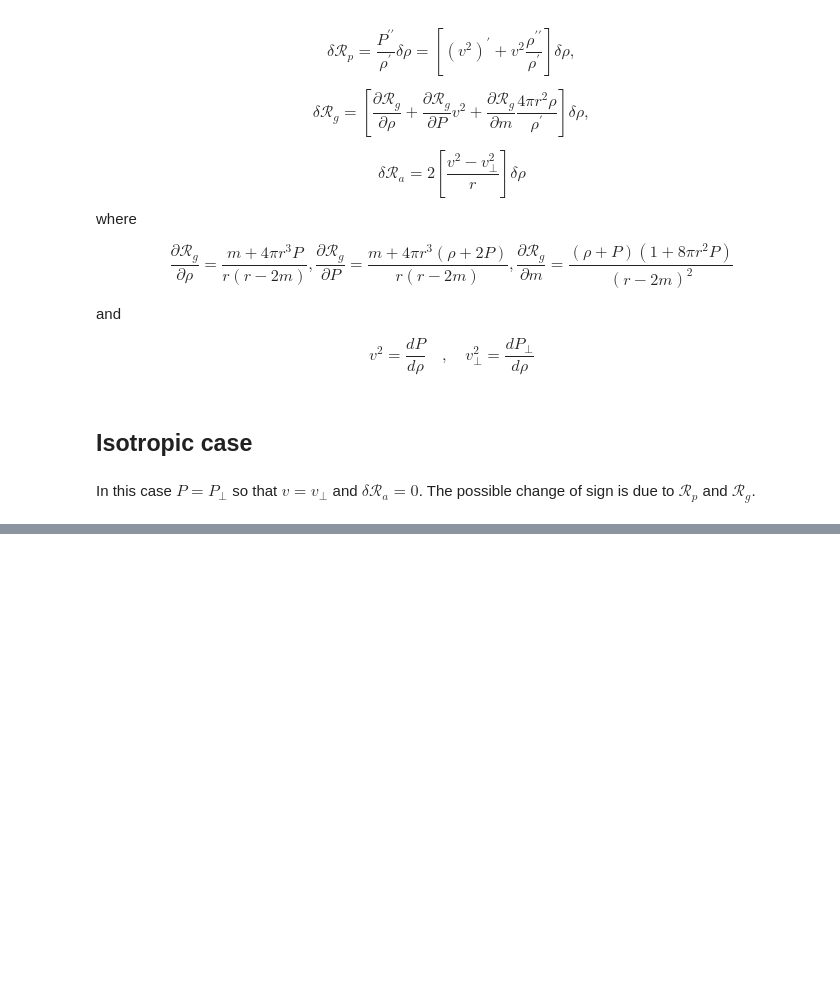
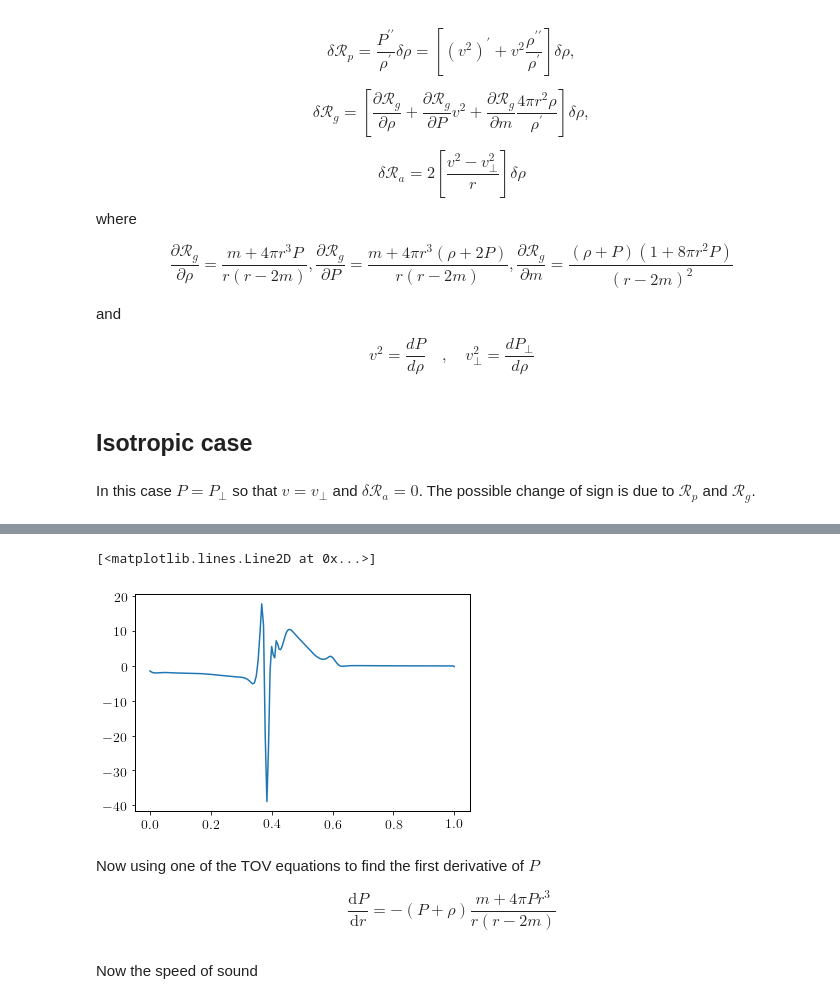
Before and after one commit to DavidRamosSal/stellar_structure, a Jupyter notebook: Cracking_stability.ipynb, the cells around one changed output, grey strips where cells are left out. Cells and saved outputs as stored; diff of their text form; code cells hidden in the pictures; blank space fills up the shorter version.

```diff
--- a/Cracking_stability.ipynb
+++ b/Cracking_stability.ipynb
@@ -40,0 +57,9 @@ mpl.rcParams['axes.linewidth'] = 1.0
+# %%
+plt.plot(model1[-1]/model1[-1][-1],model1ddrho(model1[-1]))
+# %% [output]
+[<matplotlib.lines.Line2D at 0x...>]
+[figure, added]
+# %% [markdown]
+Now using one of the TOV equations to find the first derivative of $P$
+
+$$ \frac{\mathrm{d} P}{\mathrm{d} r}=-(P+\rho) \frac{m+4 \pi P r^{3}}{r(r-2 m)} $$
@@ -40,0 +68,2 @@ mpl.rcParams['axes.linewidth'] = 1.0
+# %% [markdown]
+Now the speed of sound
```
Also changed, not shown: parts of 24 cells of this notebook.
